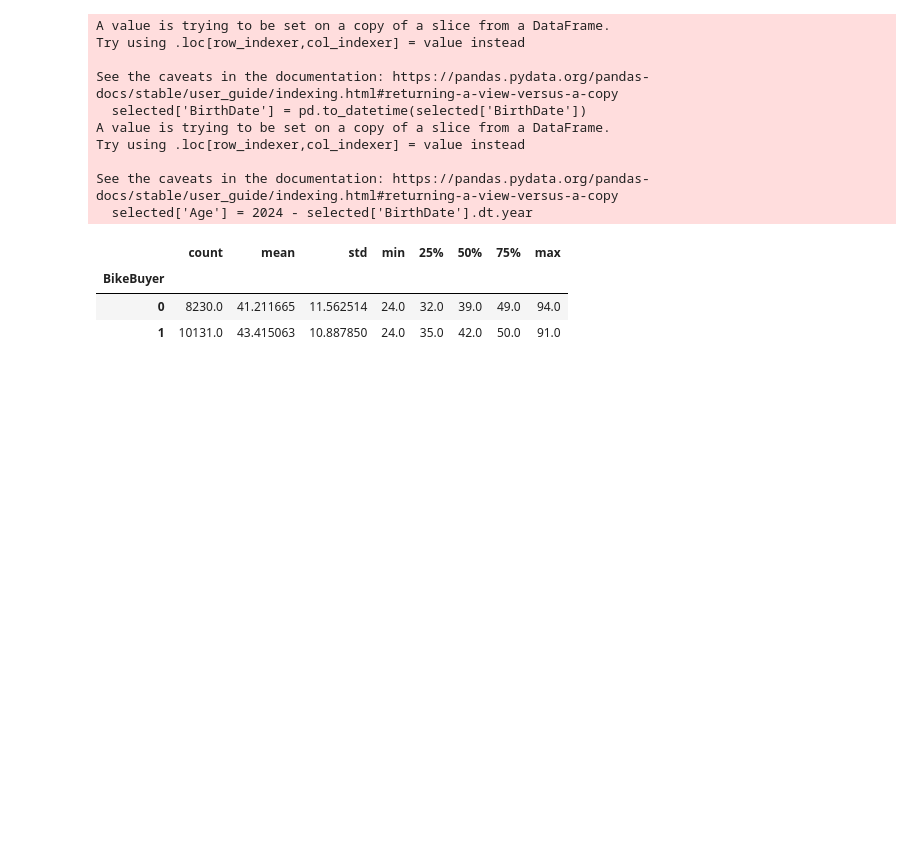
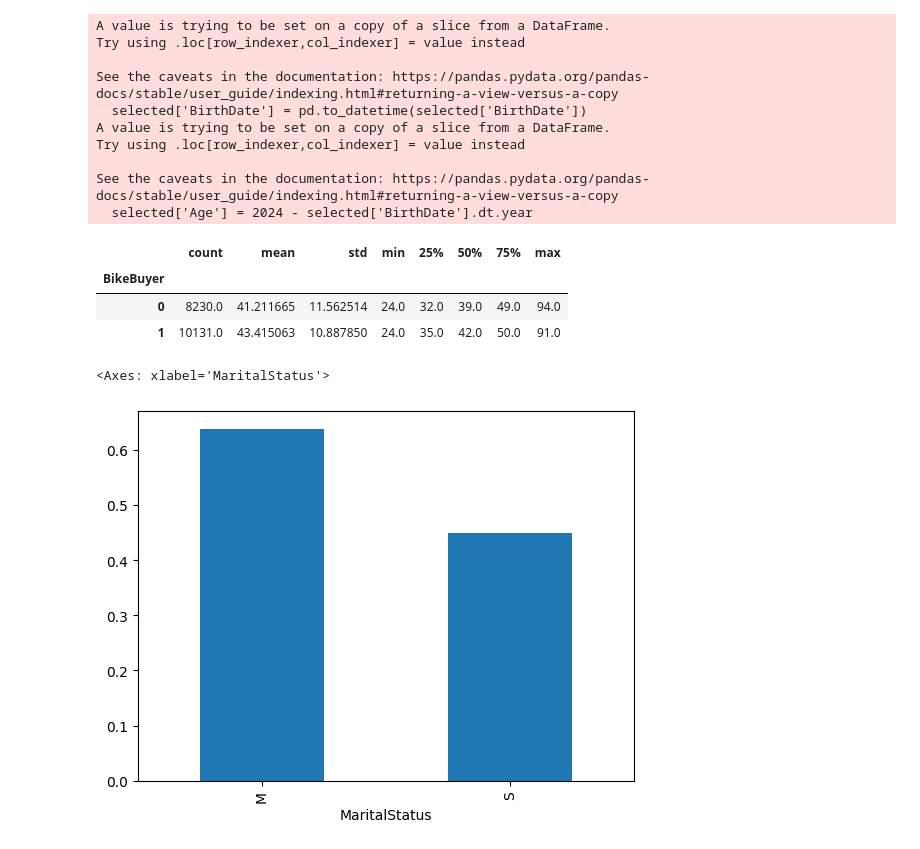
Before and after one commit to YaminiAhuja/Data-Analytics-FinalAssignments, a Jupyter notebook: Assignment_3 (1).ipynb, the cells around one changed output. Cells and saved outputs as stored; diff of their text form; code cells hidden in the pictures; blank space fills up the shorter version.

```diff
--- a/Assignment_3 (1).ipynb
+++ b/Assignment_3 (1).ipynb
@@ -186,3 +181,8 @@ See the caveats in the documentation: https://pandas.pydata.org/pandas-docs/stab
 | BikeBuyer |  |  |  |  |  |  |  |  |
 | 0 | 8230.0 | 41.211665 | 11.562514 | 24.0 | 32.0 | 39.0 | 49.0 | 94.0 |
 | 1 | 10131.0 | 43.415063 | 10.887850 | 24.0 | 35.0 | 42.0 | 50.0 | 91.0 |
+# %%
+selected.groupby("MaritalStatus")['BikeBuyer'].mean().plot(kind='bar')
+# %% [output]
+<Axes: xlabel='MaritalStatus'>
+[figure, added]
```
Also changed, not shown: parts of 3 cells of this notebook.
